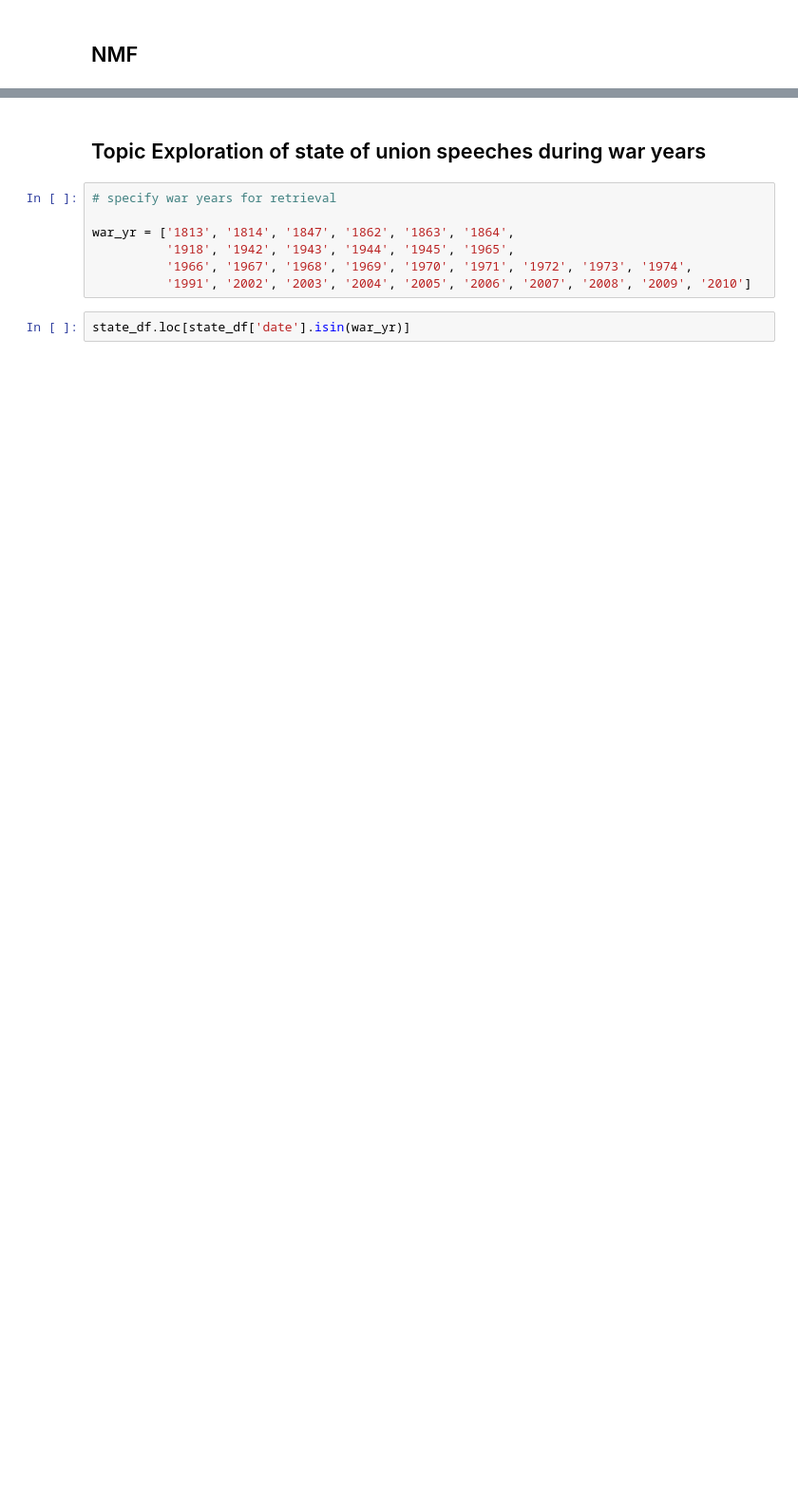
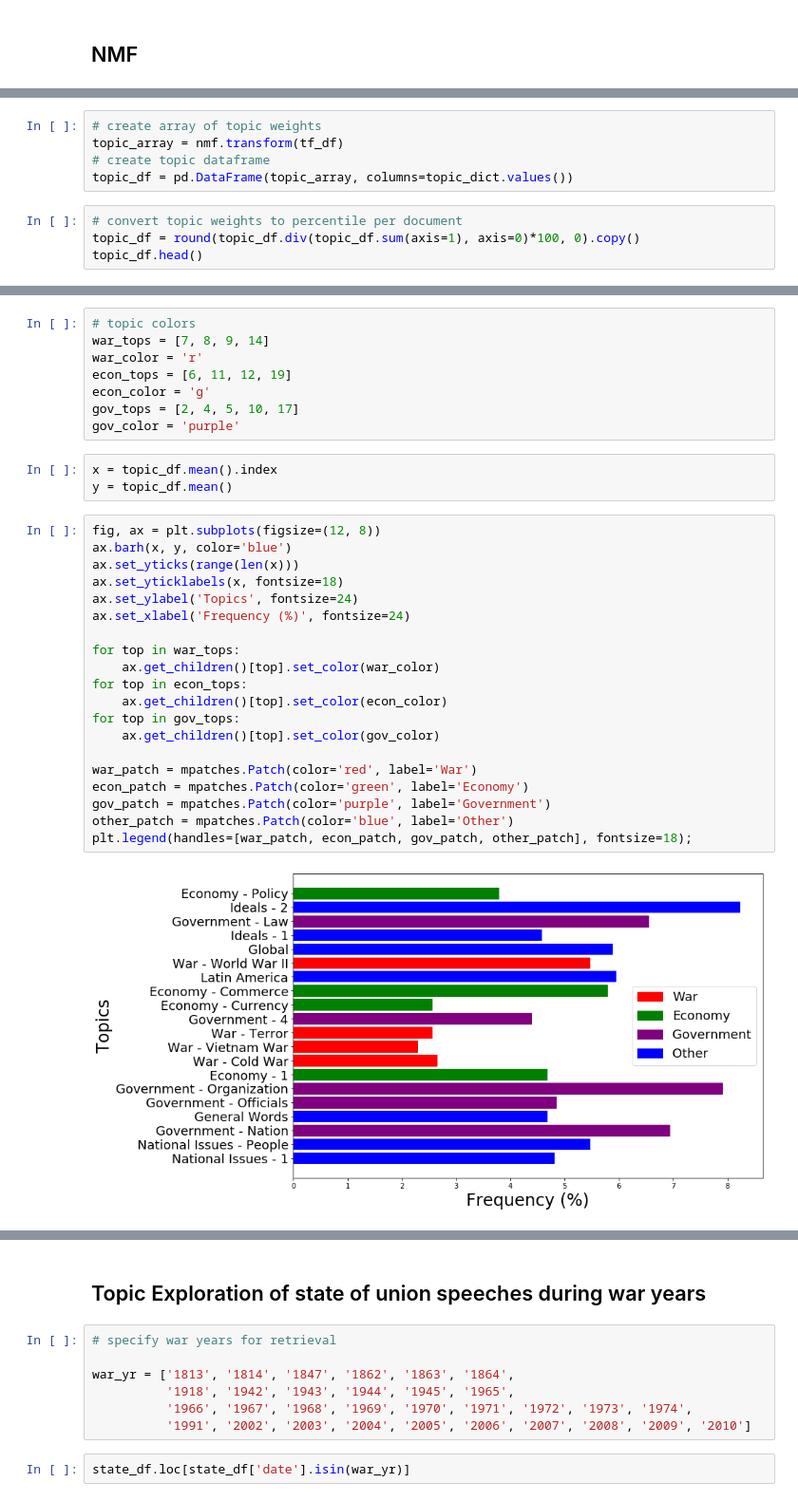
Before and after one commit to kevscon/Project-4, a Jupyter notebook: topic_modeling.ipynb, the cells around one changed output, grey strips where cells are left out. Shown at 95% size. Drawn from its saved outputs; the diff is of its cells as text; blank space fills up the shorter version.

Commit message:
topic analysis

```diff
--- a/topic_modeling.ipynb
+++ b/topic_modeling.ipynb
@@ -602,0 +123,9 @@ speech_top_df
+# %%
+# create array of topic weights
+topic_array = nmf.transform(tf_df)
+# create topic dataframe
+topic_df = pd.DataFrame(topic_array, columns=topic_dict.values())
+# %%
+# convert topic weights to percentile per document
+topic_df = round(topic_df.div(topic_df.sum(axis=1), axis=0)*100, 0).copy()
+topic_df.head()
@@ -602,0 +162,33 @@ speech_top_df
+# %%
+# topic colors
+war_tops = [7, 8, 9, 14]
+war_color = 'r'
+econ_tops = [6, 11, 12, 19]
+econ_color = 'g'
+gov_tops = [2, 4, 5, 10, 17]
+gov_color = 'purple'
+# %%
+x = topic_df.mean().index
+y = topic_df.mean()
+# %%
+fig, ax = plt.subplots(figsize=(12, 8))
+ax.barh(x, y, color='blue')
+ax.set_yticks(range(len(x)))
+ax.set_yticklabels(x, fontsize=18)
+ax.set_ylabel('Topics', fontsize=24)
+ax.set_xlabel('Frequency (%)', fontsize=24)
+
+for top in war_tops:
+    ax.get_children()[top].set_color(war_color)
+for top in econ_tops:
+    ax.get_children()[top].set_color(econ_color)
+for top in gov_tops:
+    ax.get_children()[top].set_color(gov_color)
+
+war_patch = mpatches.Patch(color='red', label='War')
+econ_patch = mpatches.Patch(color='green', label='Economy')
+gov_patch = mpatches.Patch(color='purple', label='Government')
+other_patch = mpatches.Patch(color='blue', label='Other')
+plt.legend(handles=[war_patch, econ_patch, gov_patch, other_patch], fontsize=18);
+# %% [output]
+[figure, added]
```
Also changed, not shown: parts of 80 cells of this notebook.
